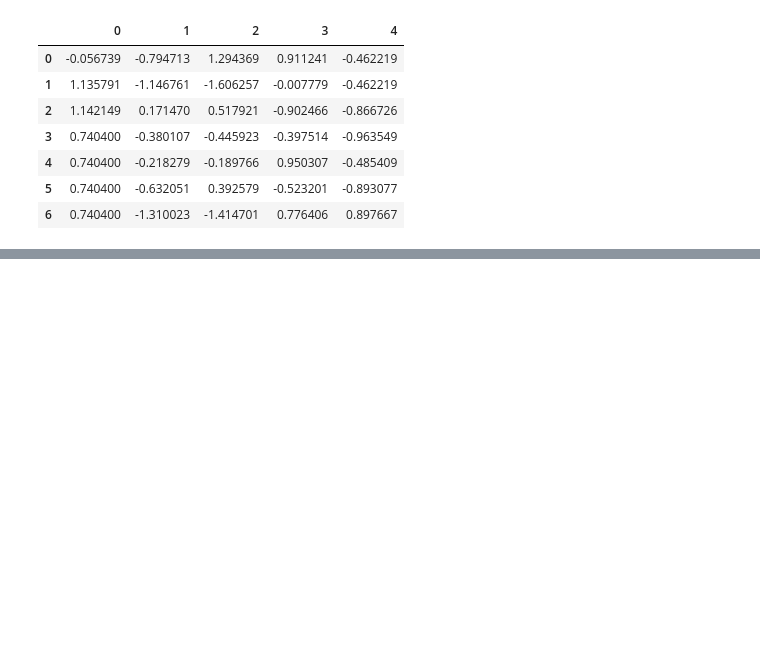
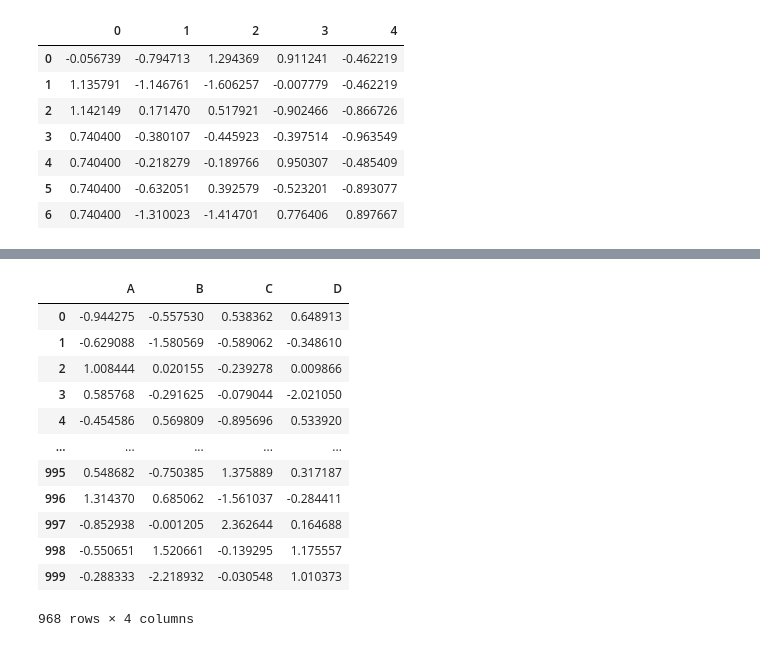
Before and after one commit to davidofitaly/notes_03_python_in_data_analysis, a Jupyter notebook: 04_data_cleaning_and_preparation.ipynb, the cells around one changed output, grey strips where cells are left out. Drawn from its saved outputs; the diff is of its cells as text; code cells hidden in the pictures; blank space fills up the shorter version.

```diff
--- a/04_data_cleaning_and_preparation.ipynb
+++ b/04_data_cleaning_and_preparation.ipynb
@@ -287,0 +853,20 @@ df_ex6.fillna(df_ex6.mean())
+# %%
+# Dropping rows with outliers using their index
+df_cleaned = df.drop(df_outliers_iqr.index)
+
+# Displaying the cleaned DataFrame
+df_cleaned
+# %% [output]
+|  | A | B | C | D |
+| 0 | -0.944275 | -0.557530 | 0.538362 | 0.648913 |
+| 1 | -0.629088 | -1.580569 | -0.589062 | -0.348610 |
+| 2 | 1.008444 | 0.020155 | -0.239278 | 0.009866 |
+| 3 | 0.585768 | -0.291625 | -0.079044 | -2.021050 |
+| 4 | -0.454586 | 0.569809 | -0.895696 | 0.533920 |
+| ... | ... | ... | ... | ... |
+| 995 | 0.548682 | -0.750385 | 1.375889 | 0.317187 |
+| 996 | 1.314370 | 0.685062 | -1.561037 | -0.284411 |
+| 997 | -0.852938 | -0.001205 | 2.362644 | 0.164688 |
+| 998 | -0.550651 | 1.520661 | -0.139295 | 1.175557 |
+| 999 | -0.288333 | -2.218932 | -0.030548 | 1.010373 |
+968 rows × 4 columns
```
Also changed, not shown: parts of 60 cells of this notebook.
